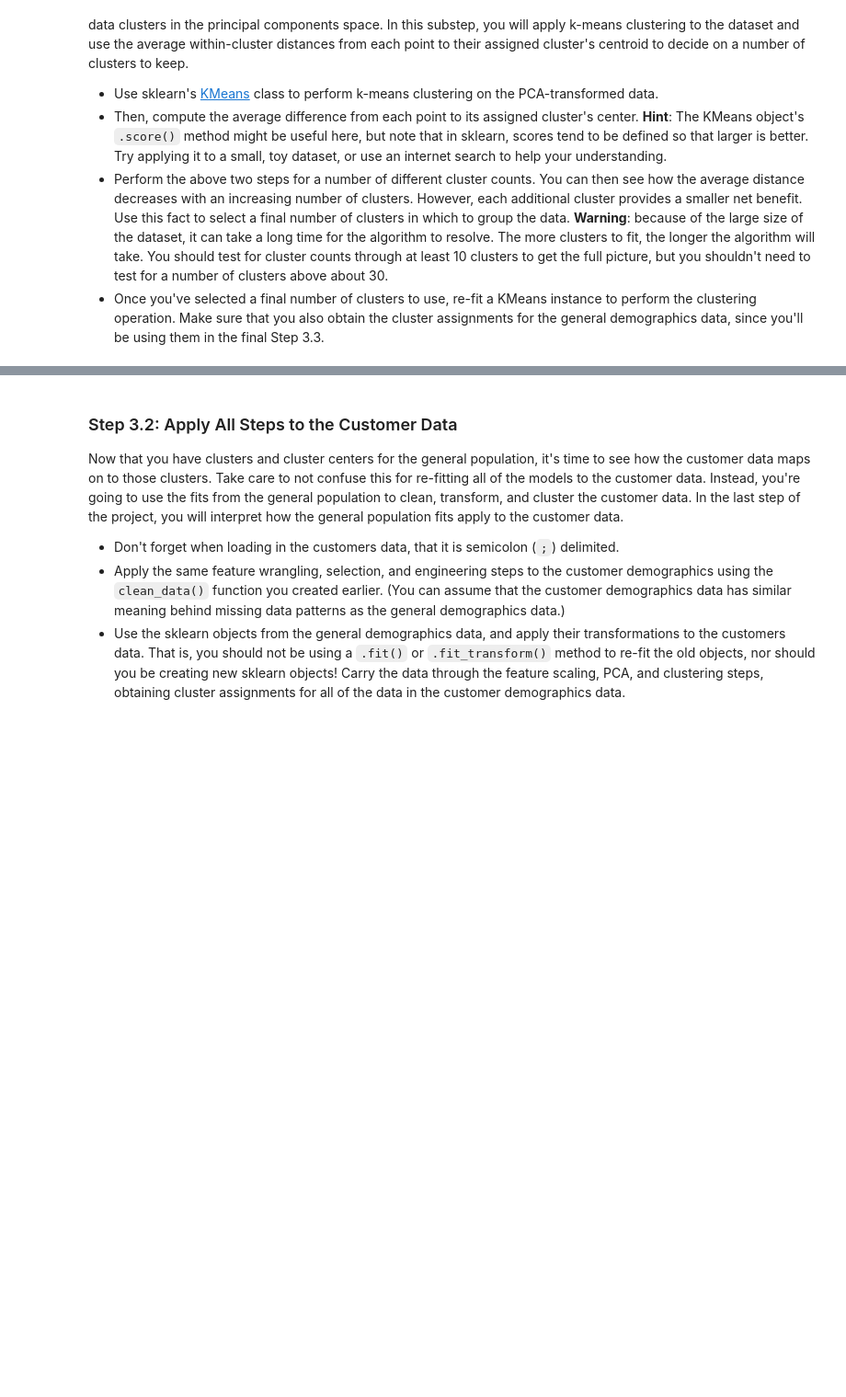
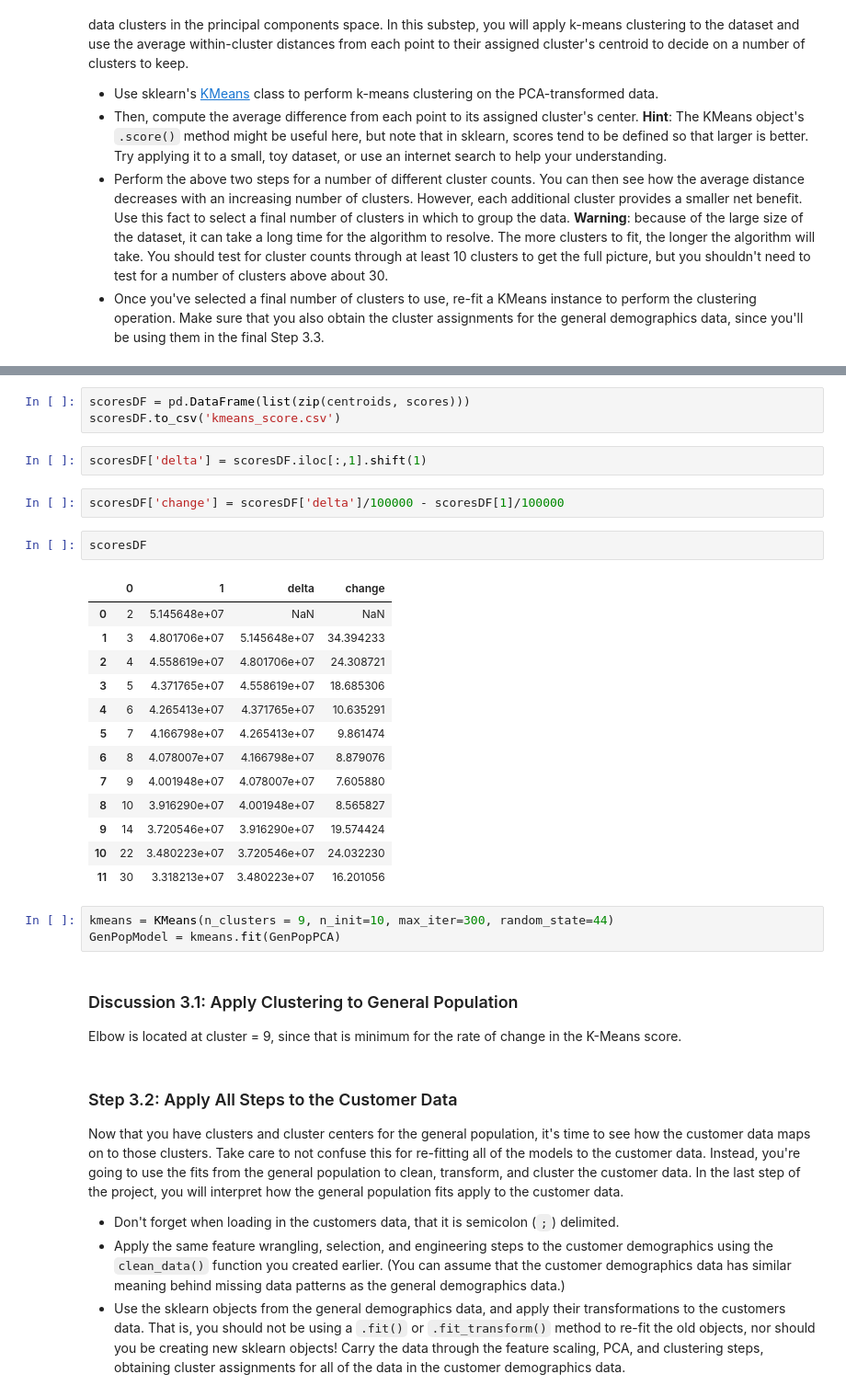
Before and after one commit to BradEvanDavis/CustomerSegmentation, a Jupyter notebook: Identify_Customer_Segments.ipynb, the cells around one changed output, grey strips where cells are left out. Shown at 92% size. Drawn from its saved outputs; the diff is of its cells as text; blank space fills up the shorter version.

```diff
--- a/Identify_Customer_Segments.ipynb
+++ b/Identify_Customer_Segments.ipynb
@@ -689,3 +749,33 @@ You've assessed and cleaned the demographics data, then scaled and transformed t
+# %%
+scoresDF = pd.DataFrame(list(zip(centroids, scores)))
+scoresDF.to_csv('kmeans_score.csv')
+# %%
+scoresDF['delta'] = scoresDF.iloc[:,1].shift(1)
+# %%
+scoresDF['change'] = scoresDF['delta']/100000 - scoresDF[1]/100000
+# %%
+scoresDF
+# %% [output]
+|  | 0 | 1 | delta | change |
+| 0 | 2 | 5.145648e+07 | NaN | NaN |
+| 1 | 3 | 4.801706e+07 | 5.145648e+07 | 34.394233 |
+| 2 | 4 | 4.558619e+07 | 4.801706e+07 | 24.308721 |
+| 3 | 5 | 4.371765e+07 | 4.558619e+07 | 18.685306 |
+| 4 | 6 | 4.265413e+07 | 4.371765e+07 | 10.635291 |
+| 5 | 7 | 4.166798e+07 | 4.265413e+07 | 9.861474 |
+| 6 | 8 | 4.078007e+07 | 4.166798e+07 | 8.879076 |
+| 7 | 9 | 4.001948e+07 | 4.078007e+07 | 7.605880 |
+| 8 | 10 | 3.916290e+07 | 4.001948e+07 | 8.565827 |
+| 9 | 14 | 3.720546e+07 | 3.916290e+07 | 19.574424 |
+| 10 | 22 | 3.480223e+07 | 3.720546e+07 | 24.032230 |
+| 11 | 30 | 3.318213e+07 | 3.480223e+07 | 16.201056 |
+# %%
+kmeans = KMeans(n_clusters = 9, n_init=10, max_iter=300, random_state=44)
+GenPopModel = kmeans.fit(GenPopPCA)
+# %% [markdown]
+### Discussion 3.1: Apply Clustering to General Population
+
+Elbow is located at cluster = 9, since that is minimum for the rate of change in the K-Means score.
 # %% [markdown]
 ### Step 3.2: Apply All Steps to the Customer Data
 
```
Also changed, not shown: parts of 24 cells of this notebook.
